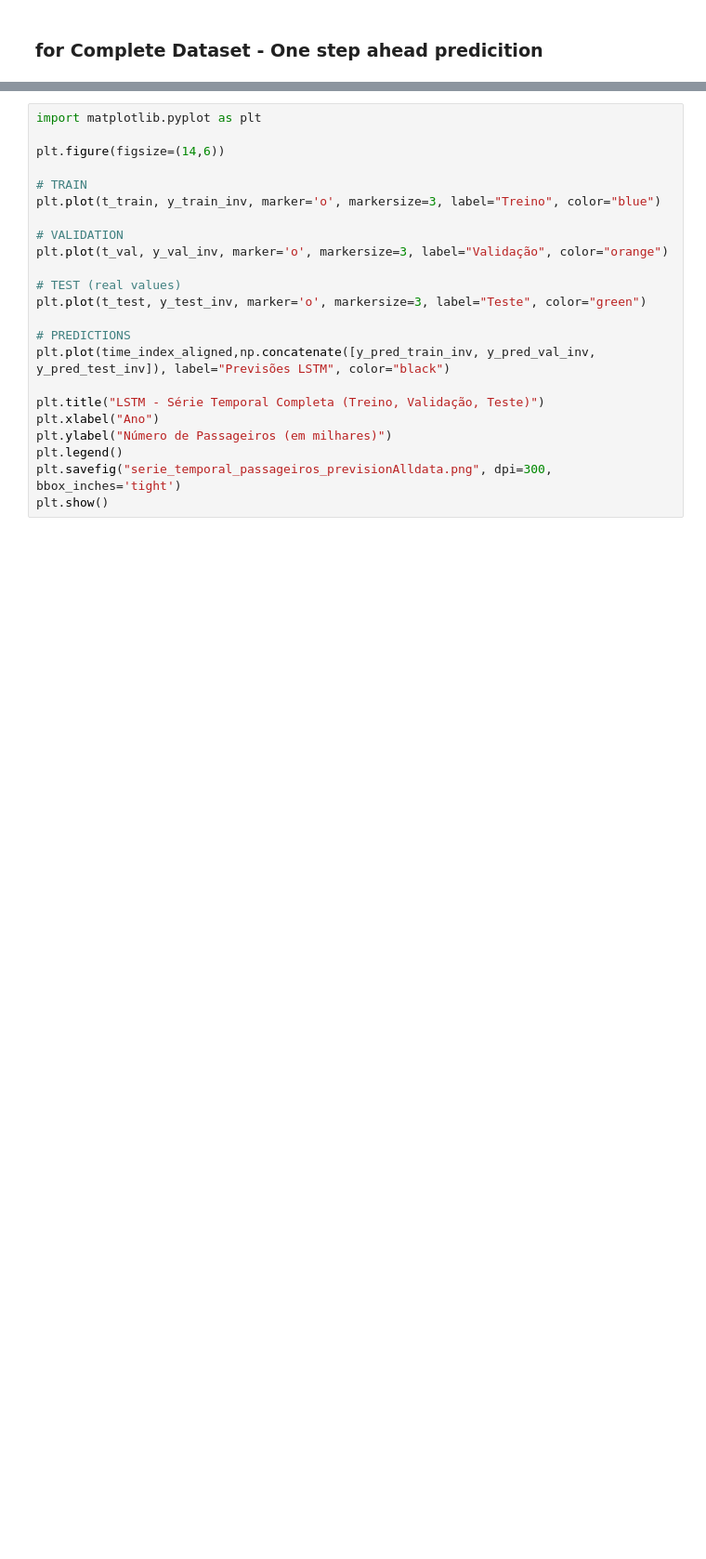
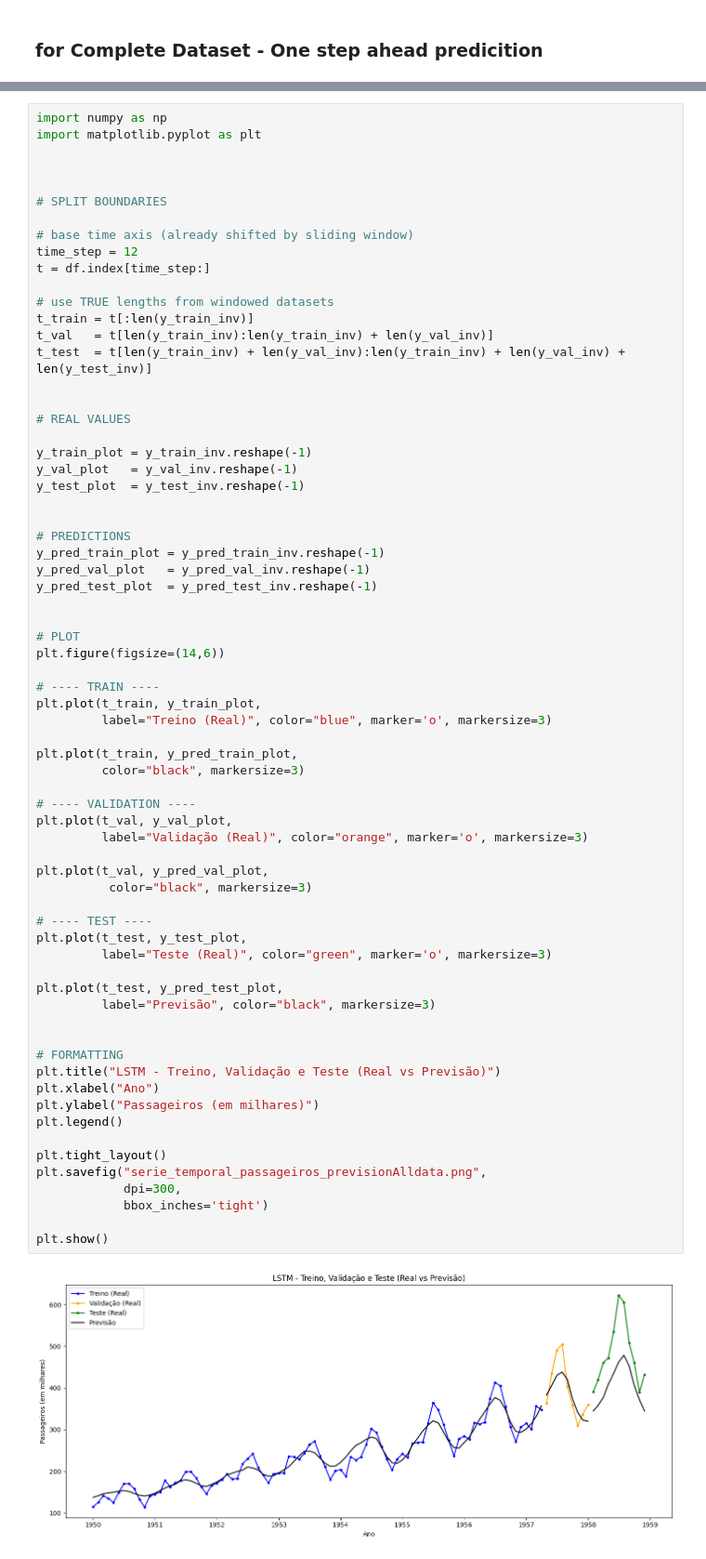
Before and after one commit to N-Merk/TimeSeries_forecasting-and-intervention-analysis, a Jupyter notebook: ModelIllustration.ipynb, the cells around one changed output, grey strips where cells are left out. Shown at 93% size. Drawn from its saved outputs; the diff is of its cells as text; blank space fills up the shorter version.

```diff
--- a/ModelIllustration.ipynb
+++ b/ModelIllustration.ipynb
@@ -353,23 +418,70 @@ t_test = time_index_aligned[train_size + val_size:]
 # %%
+import numpy as np
 import matplotlib.pyplot as plt
 
+
+
+# SPLIT BOUNDARIES
+
+# base time axis (already shifted by sliding window)
+time_step = 12
+t = df.index[time_step:]
+
+# use TRUE lengths from windowed datasets
+t_train = t[:len(y_train_inv)]
+t_val   = t[len(y_train_inv):len(y_train_inv) + len(y_val_inv)]
+t_test  = t[len(y_train_inv) + len(y_val_inv):len(y_train_inv) + len(y_val_inv) + len(y_test_inv)]
+
+
+# REAL VALUES
+
+y_train_plot = y_train_inv.reshape(-1)
+y_val_plot   = y_val_inv.reshape(-1)
+y_test_plot  = y_test_inv.reshape(-1)
+
+
+# PREDICTIONS
+y_pred_train_plot = y_pred_train_inv.reshape(-1)
+y_pred_val_plot   = y_pred_val_inv.reshape(-1)
+y_pred_test_plot  = y_pred_test_inv.reshape(-1)
+
+
+# PLOT
 plt.figure(figsize=(14,6))
 
-# TRAIN
-plt.plot(t_train, y_train_inv, marker='o', markersize=3, label="Treino", color="blue")
+# ---- TRAIN ----
+plt.plot(t_train, y_train_plot,
+         label="Treino (Real)", color="blue", marker='o', markersize=3)
 
-# VALIDATION
-plt.plot(t_val, y_val_inv, marker='o', markersize=3, label="Validação", color="orange")
+plt.plot(t_train, y_pred_train_plot,
+         color="black", markersize=3)
 
-# TEST (real values)
-plt.plot(t_test, y_test_inv, marker='o', markersize=3, label="Teste", color="green")
+# ---- VALIDATION ----
+plt.plot(t_val, y_val_plot,
+         label="Validação (Real)", color="orange", marker='o', markersize=3)
 
-# PREDICTIONS
-plt.plot(time_index_aligned,np.concatenate([y_pred_train_inv, y_pred_val_inv, y_pred_test_inv]), label="Previsões LSTM", color="black")
+plt.plot(t_val, y_pred_val_plot,
+          color="black", markersize=3)
 
-plt.title("LSTM - Série Temporal Completa (Treino, Validação, Teste)")
+# ---- TEST ----
+plt.plot(t_test, y_test_plot,
+         label="Teste (Real)", color="green", marker='o', markersize=3)
+
+plt.plot(t_test, y_pred_test_plot,
+         label="Previsão", color="black", markersize=3)
+
+
+# FORMATTING
+plt.title("LSTM - Treino, Validação e Teste (Real vs Previsão)")
 plt.xlabel("Ano")
-plt.ylabel("Número de Passageiros (em milhares)")
+plt.ylabel("Passageiros (em milhares)")
 plt.legend()
-plt.savefig("serie_temporal_passageiros_previsionAlldata.png", dpi=300, bbox_inches='tight')
+
+plt.tight_layout()
+plt.savefig("serie_temporal_passageiros_previsionAlldata.png",
+            dpi=300,
+            bbox_inches='tight')
+
 plt.show()
+# %% [output]
+[figure, added]
```
Also changed, not shown: parts of 21 cells of this notebook, 4 other files.
